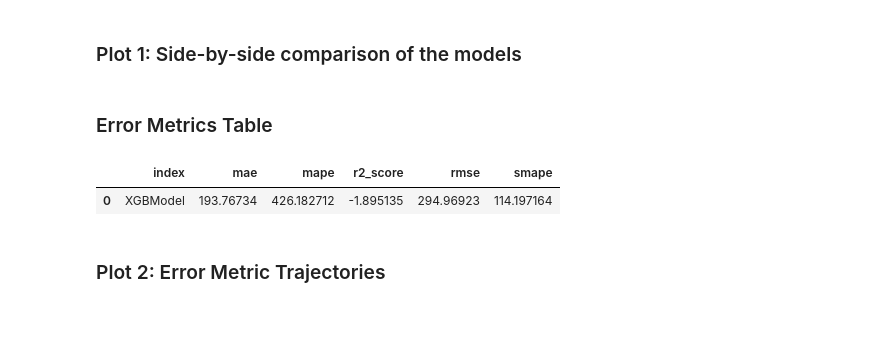
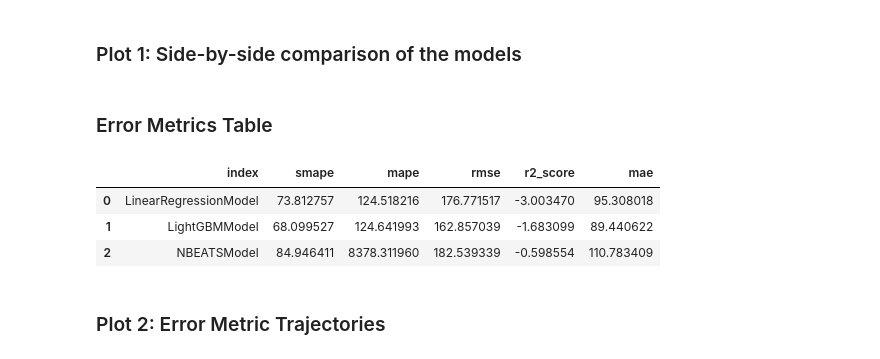
Before and after one commit to tsbyq/WattCast, a Jupyter notebook: bin/forecasting_results.ipynb, the cells around one changed output. Drawn from its saved outputs; the diff is of its cells as text; code cells hidden in the pictures; blank space fills up the shorter version.

```diff
--- a/bin/forecasting_results.ipynb
+++ b/bin/forecasting_results.ipynb
@@ -140,10 +160,15 @@ ts_val_piped = pipeline.transform(ts_val)
 ts_test_piped = pipeline.transform(ts_test)
 
 # Weather Pipeline
-pipeline_weather = Pipeline([Scaler(RobustScaler())])
-ts_train_weather_piped = pipeline_weather.fit_transform(ts_cov_train)
-ts_val_weather_piped = pipeline_weather.transform(ts_cov_val)
-ts_test_weather_piped = pipeline_weather.transform(ts_cov_test)
+if config.weather:
+    pipeline_weather = Pipeline([Scaler(RobustScaler())])
+    ts_train_weather_piped = pipeline_weather.fit_transform(ts_cov_train)
+    ts_val_weather_piped = pipeline_weather.transform(ts_cov_val)
+    ts_test_weather_piped = pipeline_weather.transform(ts_cov_test)
+else:
+    ts_train_weather_piped = None
+    ts_val_weather_piped = None
+    ts_test_weather_piped = None
 # %%
 trg_train_inversed = pipeline.inverse_transform(ts_train_piped, partial=True) # inverse transform the target, we need the original values for the evaluation
 trg_val_inversed = pipeline.inverse_transform(ts_val_piped, partial=True) # inverse transform the target, we need the original values for the evaluation
@@ -241,6 +289,16 @@ Training LightGBMModel
 # %%
-test_sets = {"Winter": (ts_val_piped[longest_ts_val_idx], ts_cov_val[longest_ts_val_idx], trg_val_inversed[longest_ts_val_idx]),
-             "Summer": (ts_test_piped[longest_ts_test_idx], ts_cov_test[longest_ts_test_idx],trg_test_inversed[longest_ts_test_idx])} # see data_prep.ipynb for the split
+test_sets = { # see data_prep.ipynb for the split
+            "Winter": (
+                        ts_val_piped[longest_ts_val_idx],
+                        None if not config.weather else ts_val_weather_piped[longest_ts_val_idx],
+                        trg_val_inversed[longest_ts_val_idx]
+                        ),
+            "Summer": (
+                        ts_test_piped[longest_ts_test_idx],
+                        None if not config.weather else ts_test_weather_piped[longest_ts_test_idx],
+                        trg_test_inversed[longest_ts_test_idx]
+                        )
+                        }
 # %%
 dict_result_season = {}
 for season, (ts, ts_cov, gt) in test_sets.items():
@@ -250,19 +308,18 @@ for season, (ts, ts_cov, gt) in test_sets.items():
     historics_per_model = {}
     for model_name, model in models_dict.items():
         print(f"Generating historical forecasts for {model_name}")
-        covs_use = None if not config.weather else ts_cov
         historics = model.historical_forecasts(ts,
-                                            future_covariates= covs_use,
+                                            future_covariates= ts_cov if model.supports_future_covariates else None,
                                             start=ts.get_index_at_point(n_lags),
                                             verbose=True,
-                                            stride=n_ahead-1,
+                                            stride=eval_stride,
                                             forecast_horizon=n_ahead,
                                             retrain=False,
                                             last_points_only=False, # leave this as False unless you want the output to be one series, the rest will not work with this however
                                             )
 
         historics_per_model[model_name] = historics # storing the forecasts in batches of the forecasting horizon, for plot 2
-        ts_predictions = ts_list_concat(historics) # concatenating the batches into a single time series for plot 1, this keeps the n_ahead
+        ts_predictions = ts_list_concat(historics, eval_stride) # concatenating the batches into a single time series for plot 1, this keeps the n_ahead
         ts_predictions_inverse = pipeline.inverse_transform(ts_predictions) # inverse transform the predictions, we need the original values for the evaluation
         ts_predictions_per_model[model_name] = ts_predictions_inverse
 
@@ -282,7 +334,7 @@ for season, (_, preds_per_model, gt) in dict_result_season.items():
     fig = px.line(gt.pd_series().to_frame("ground_truth"))
     for model_name in model_names:
         preds = preds_per_model[model_name]
-        fig.add_scatter(x=preds.pd_series().index, y=preds.pd_series().values, name="prediction_" + model_name)
+        fig.add_scatter(x=preds.pd_series().index, y=preds.pd_series().values, name=model_name)
 
     fig.update_layout(title=f"{season}")
     fig.update_xaxes(title_text="Time")
@@ -299,10 +351,12 @@ for season, (_, preds_per_model, gt) in dict_result_season.items():
     wandb.log({f"{season} - Error metrics for {config.spatial_scale} in {config.location}": wandb.Table(dataframe=table)})
     dict_table_metrics_per_season[season] = table
 # %%
-dict_table_metrics_per_season["Winter"]
+dict_table_metrics_per_season["Summer"]
 # %% [output]
-|  | index | mae | mape | r2_score | rmse | smape |
-| 0 | XGBModel | 193.76734 | 426.182712 | -1.895135 | 294.96923 | 114.197164 |
+|  | index | smape | mape | rmse | r2_score | mae |
+| 0 | LinearRegressionModel | 73.812757 | 124.518216 | 176.771517 | -3.003470 | 95.308018 |
+| 1 | LightGBMModel | 68.099527 | 124.641993 | 162.857039 | -1.683099 | 89.440622 |
+| 2 | NBEATSModel | 84.946411 | 8378.311960 | 182.539339 | -0.598554 | 110.783409 |
 # %% [markdown]
 ### Plot 2: Error Metric Trajectories
 # %%
```
Also changed, not shown: parts of 16 cells of this notebook, 8 other files.
